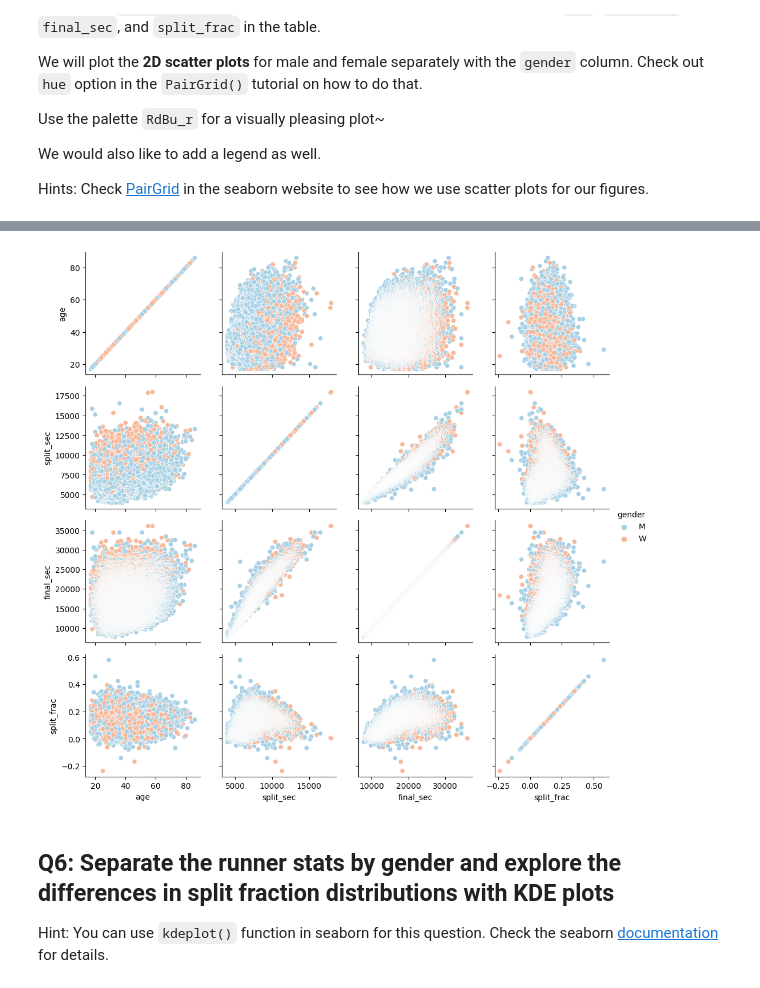
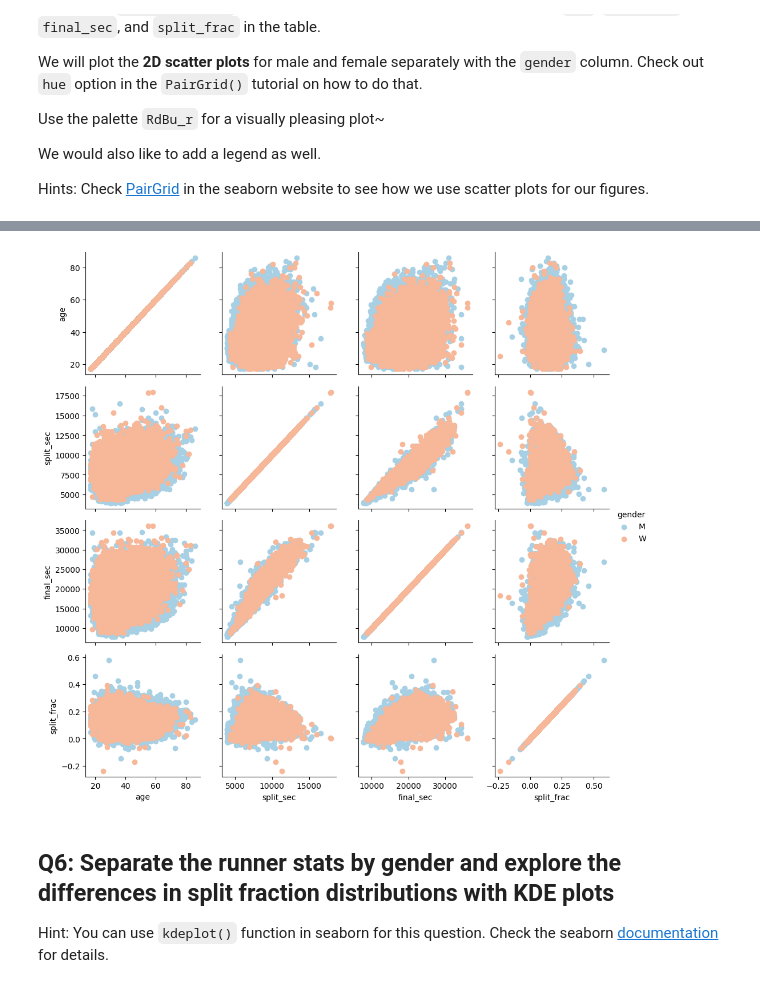
Before and after one commit to explaureart/2023_Intro_Python, a Jupyter notebook: W4_S2.ipynb, the cells around one changed output, grey strips where cells are left out. Drawn from its saved outputs; the diff is of its cells as text; code cells hidden in the pictures.

```diff
--- a/W4_S2.ipynb
+++ b/W4_S2.ipynb
@@ -163,11 +152,11 @@ Hints: Check [PairGrid](https://seaborn.pydata.org/generated/seaborn.PairGrid.ht
 ![Unknown-4.png](embedded-picture-1)
 # %%
 g = sns.PairGrid(data, vars=['age','split_sec','final_sec','split_frac'],hue='gender',palette='RdBu_r')
-g.map(sns.scatterplot)
+g.map(plt.scatter)
 # Add legend here.
 g.add_legend();
 # %% [output]
-[figure, old version]
+[figure, new version]
 # %% [markdown]
 ## Q6: Separate the runner stats by gender and explore the differences in split fraction distributions with KDE plots
 
```
Also changed, not shown: parts of 4 cells of this notebook.
